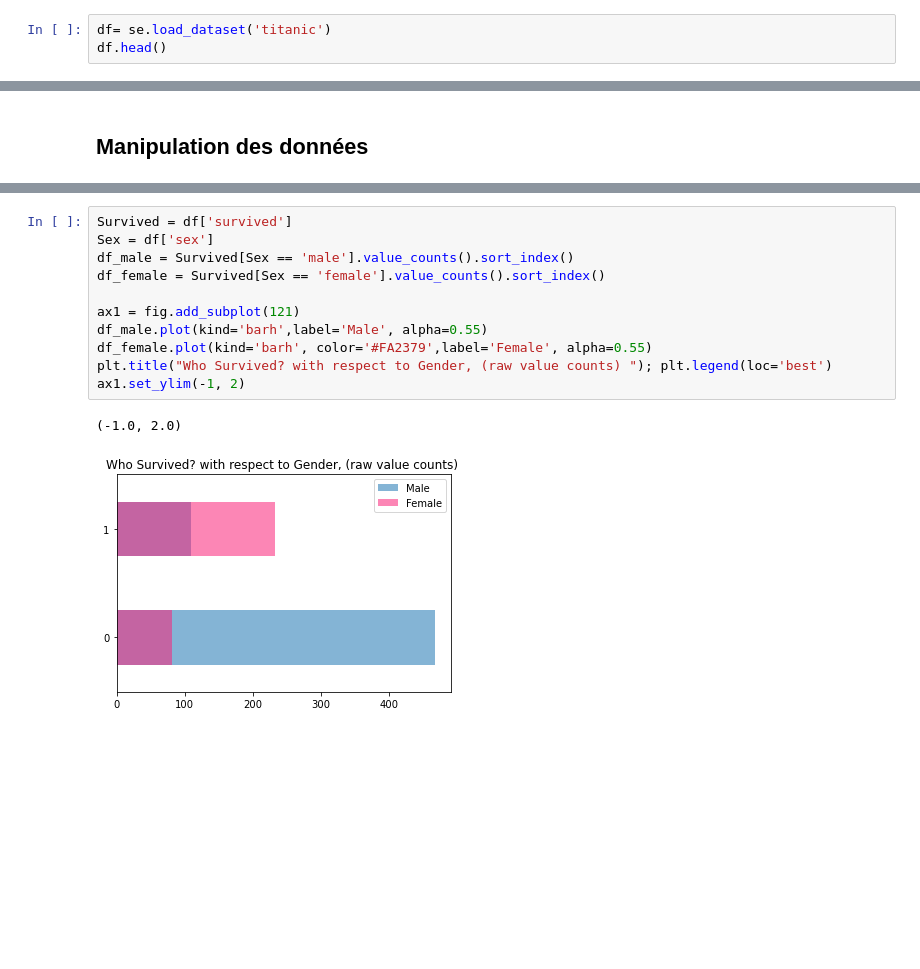
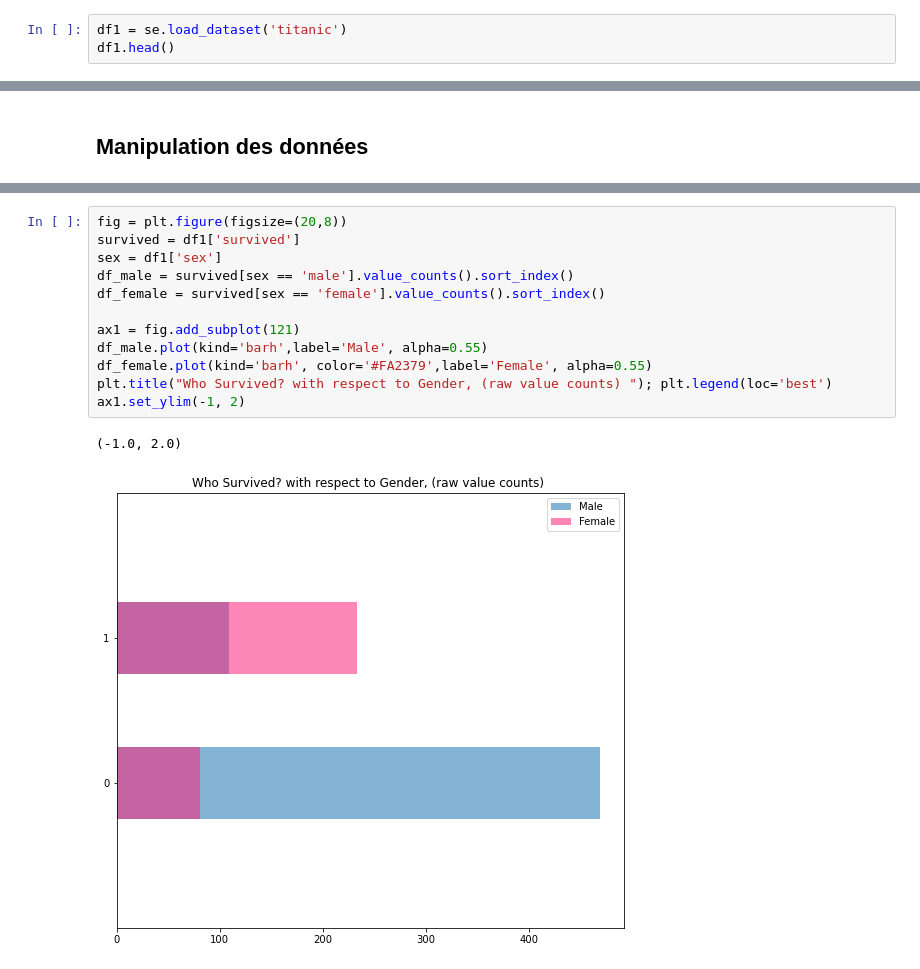
Before and after one commit to NAH09/peace-, a Jupyter notebook: th.ipynb, the cells around one changed output, grey strips where cells are left out. Drawn from its saved outputs; the diff is of its cells as text; blank space fills up the shorter version.

```diff
--- a/th.ipynb
+++ b/th.ipynb
@@ -7,8 +7,8 @@ import matplotlib.pyplot as plt
 # %% [markdown]
 ## Importation de base de données
 # %%
-df= se.load_dataset('titanic')
-df.head()
+df1 = se.load_dataset('titanic')
+df1.head()
 # %% [output]
 |  | survived | pclass | sex | age | sibsp | parch | fare | embarked | class | who | ... |
 | 0 | 0 | 3 | male | 22.0 | 1 | 0 | 7.2500 | S | Third | man | ... |
@@ -34,16 +34,17 @@ se.countplot(x="survived",hue="sex",data=df)
 <AxesSubplot:xlabel='survived', ylabel='count'>
 [figure]
 # %%
-Survived = df['survived']
-Sex = df['sex']
-df_male = Survived[Sex == 'male'].value_counts().sort_index()
-df_female = Survived[Sex == 'female'].value_counts().sort_index()
+fig = plt.figure(figsize=(20,8))
+survived = df1['survived']
+sex = df1['sex']
+df_male = survived[sex == 'male'].value_counts().sort_index()
+df_female = survived[sex == 'female'].value_counts().sort_index()
 
 ax1 = fig.add_subplot(121)
 df_male.plot(kind='barh',label='Male', alpha=0.55)
 df_female.plot(kind='barh', color='#FA2379',label='Female', alpha=0.55)
 plt.title("Who Survived? with respect to Gender, (raw value counts) "); plt.legend(loc='best')
 ax1.set_ylim(-1, 2)
 # %% [output]
 (-1.0, 2.0)
-[figure, old version]
+[figure, new version]
```
Also changed, not shown: parts of 3 cells of this notebook.
